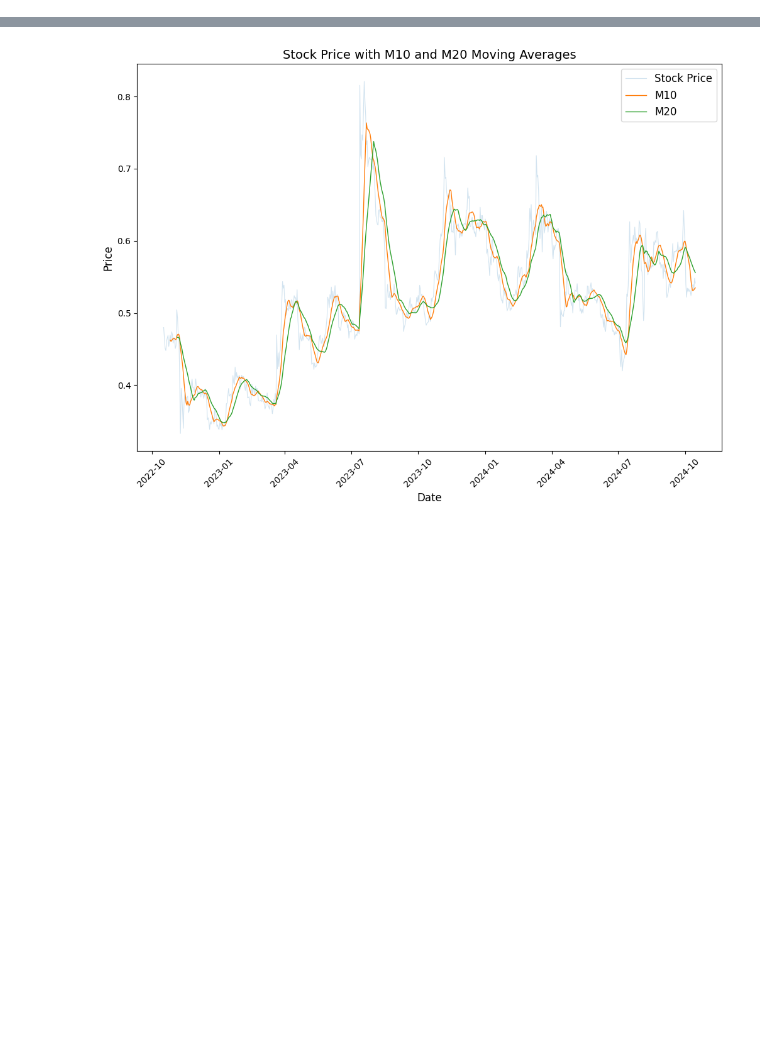
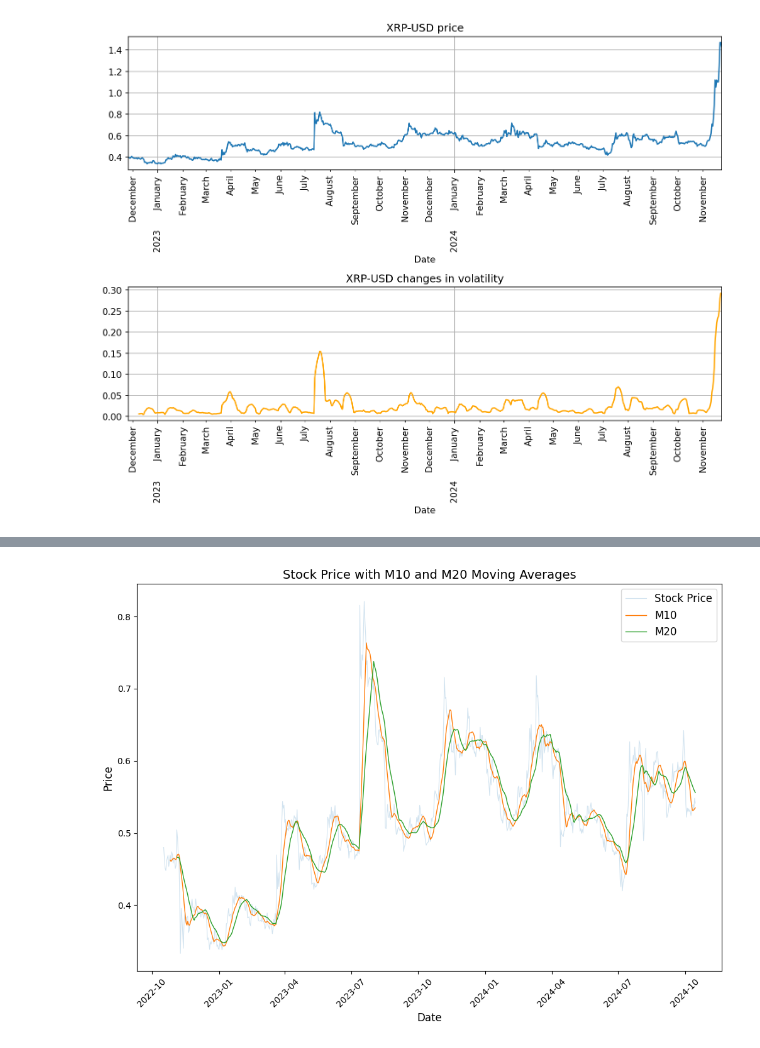
Before and after one commit to Szafranerio/Algorithmic-Trading, a Jupyter notebook: Stockmarket_Analysis.ipynb, the cells around one changed output, grey strips where cells are left out. Cells and saved outputs as stored; diff of their text form; code cells hidden in the pictures; blank space fills up the shorter version.

```diff
--- a/Stockmarket_Analysis.ipynb
+++ b/Stockmarket_Analysis.ipynb
@@ -70,3 +71,34 @@ stock_data.head()
+# %%
+fig, ax = plt.subplots(nrows=2, ncols=1, figsize=(10,8), dpi=150)
+stock_data['Adj Close'].plot(ax=ax[0])
+ax[0].set_title(f'{ticker} price')
+ax[0].xaxis.set_major_locator(dates.YearLocator())
+ax[0].xaxis.set_major_formatter(dates.DateFormatter('%Y       %B'))
+ax[0].tick_params(axis='x', which = 'major', rotation = 90)
+ax[0].xaxis.set_minor_locator(dates.MonthLocator())
+ax[0].xaxis.set_minor_formatter(dates.DateFormatter('%B'))
+ax[0].tick_params(axis='x', which = 'minor', rotation = 90)
+
+ax[0].xaxis.grid()
+ax[0].yaxis.grid()
+
+#Voltality
+stock_data['Adj Close'].rolling(14).std().plot(ax=ax[1], c='orange')
+ax[1].set_title(f'{ticker} changes in volatility')
+ax[1].xaxis.set_major_locator(dates.YearLocator())
+ax[1].xaxis.set_major_formatter(dates.DateFormatter('%Y       %B'))
+ax[1].tick_params(axis='x', which = 'major', rotation = 90)
+ax[1].xaxis.set_minor_locator(dates.MonthLocator())
+ax[1].xaxis.set_minor_formatter(dates.DateFormatter('%B'))
+ax[1].tick_params(axis='x', which = 'minor', rotation = 90)
+
+ax[1].xaxis.grid()
+ax[1].yaxis.grid()
+
+plt.tight_layout()
+plt.show()
+# %% [output]
+[figure, added]
 # %%
 fig = px.line(data_frame = stock_data, x=stock_data.index, y='Close', title= 'Stock market line plot')
 fig.update_xaxes(
```
Also changed, not shown: parts of 4 cells of this notebook.
